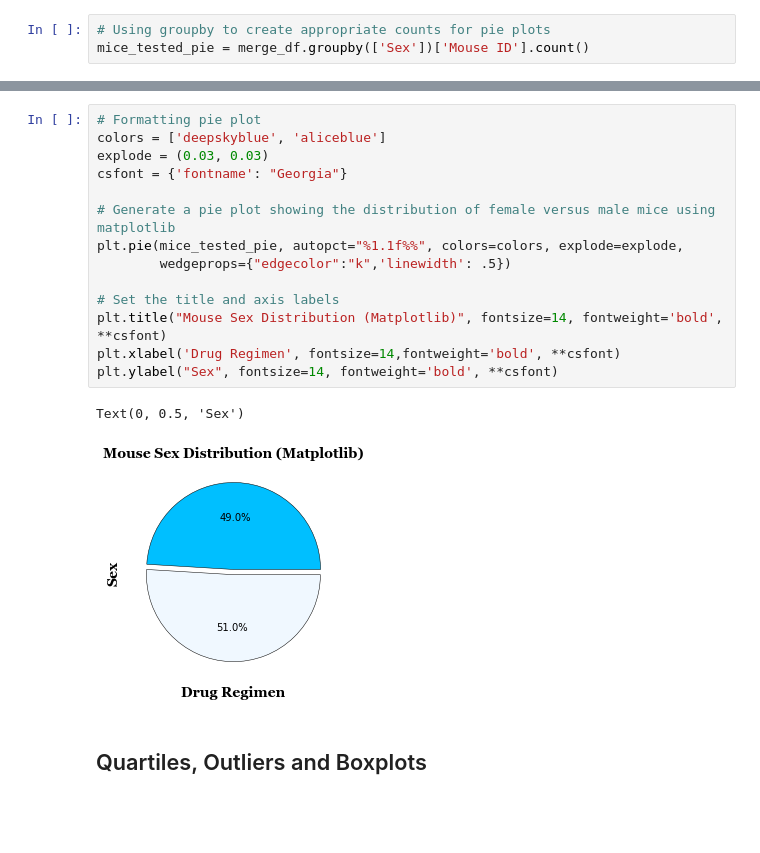
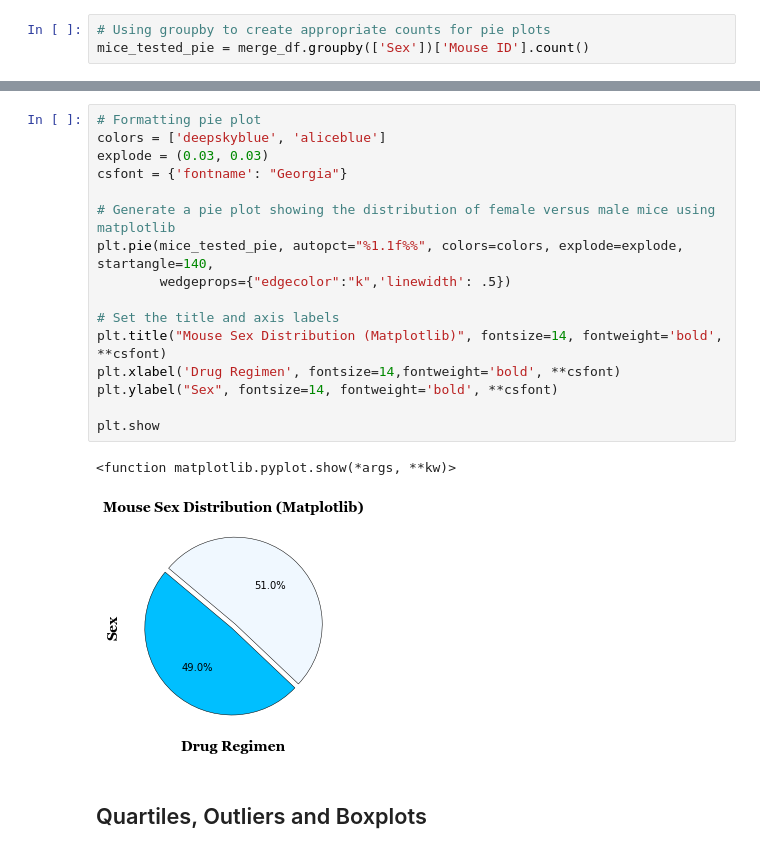
Before and after one commit to nlmuscanell/UCF-05-MATPLOTLIB, a Jupyter notebook: Pymaceuticals/pymaceuticals_starter.ipynb, the cells around one changed output, grey strips where cells are left out. Saved outputs shown, nothing was run; the diff lists cells and outputs as text; blank space fills up the shorter version.

```diff
--- a/Pymaceuticals/pymaceuticals_starter.ipynb
+++ b/Pymaceuticals/pymaceuticals_starter.ipynb
@@ -173,20 +179,22 @@ Text(0, 0.5, 'Sex')
 # %%
 # Formatting pie plot
 colors = ['deepskyblue', 'aliceblue']
 explode = (0.03, 0.03)
 csfont = {'fontname': "Georgia"}
 
 # Generate a pie plot showing the distribution of female versus male mice using matplotlib
-plt.pie(mice_tested_pie, autopct="%1.1f%%", colors=colors, explode=explode,
+plt.pie(mice_tested_pie, autopct="%1.1f%%", colors=colors, explode=explode, startangle=140,
         wedgeprops={"edgecolor":"k",'linewidth': .5})
 
 # Set the title and axis labels
 plt.title("Mouse Sex Distribution (Matplotlib)", fontsize=14, fontweight='bold', **csfont)
 plt.xlabel('Drug Regimen', fontsize=14,fontweight='bold', **csfont)
 plt.ylabel("Sex", fontsize=14, fontweight='bold', **csfont)
+
+plt.show
 # %% [output]
-Text(0, 0.5, 'Sex')
+<function matplotlib.pyplot.show(*args, **kw)>
-[figure, old version]
+[figure, new version]
 # %% [markdown]
 ## Quartiles, Outliers and Boxplots
 # %%
```
Also changed, not shown: parts of 6 cells of this notebook.
